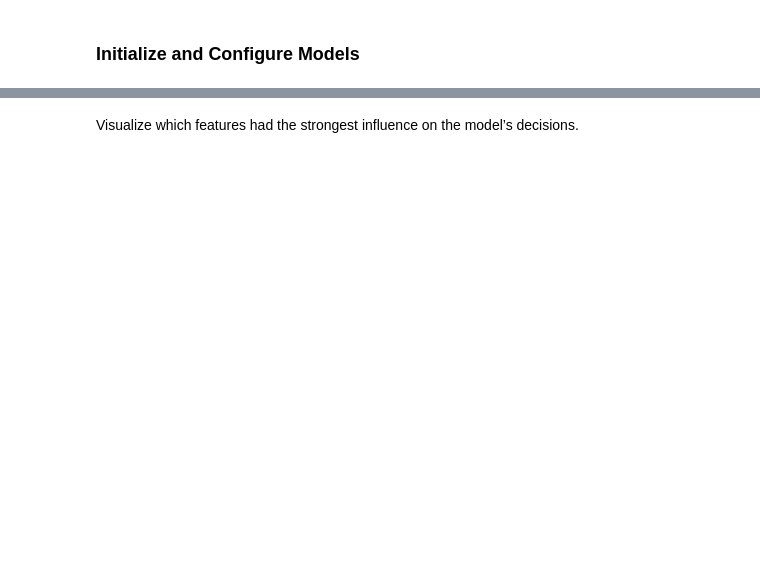
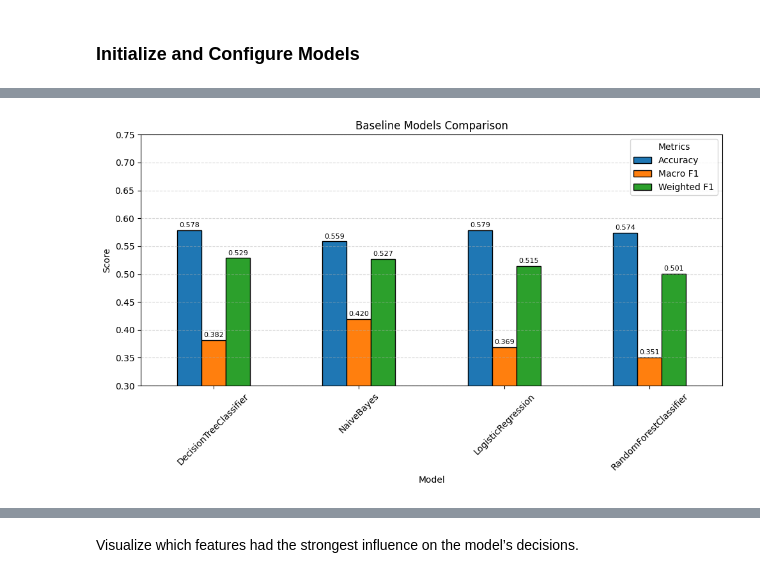
Before and after one commit to chawthinn/uci-diabetes-readmission-pyspark, a Jupyter notebook: diabetes_classification_models.ipynb, the cells around one changed output, grey strips where cells are left out. Saved outputs shown, nothing was run; the diff lists cells and outputs as text; code cells hidden in the pictures; blank space fills up the shorter version.

Commit message:
Implement code changes to enhance functionality and improve performance

```diff
--- a/diabetes_classification_models.ipynb
+++ b/diabetes_classification_models.ipynb
@@ -172,0 +429,10 @@ plt.show()
+# %%
+# Compute classification reports for baseline predictions
+cr_baseline = compute_classification_reports(baseline_predictions)
+
+# Loop through each classification report and print
+for cr_df in cr_baseline:
+    model = cr_df["Model"].iloc[0]
+    print(f"Classification Report for {model}:")
+    print(cr_df.drop(columns=["Model"]).set_index("index"))
+    print()
@@ -172,0 +484,5 @@ plt.show()
+# %%
+# Compare model performance using summarize_classification_reports function
+summary_baseline = summarize_classification_reports(cr_baseline)
+print("Comparison of Baseline Model Performance")
+display(summary_baseline)
@@ -172,0 +496,30 @@ plt.show()
+# %%
+def plot_model_metrics(summary_df, fig_title, metrics=["Accuracy", "Macro F1", "Weighted F1"]):
+    """
+    Plot selected performance metrics for each model.
+
+    Args:
+        summary_df (pd.DataFrame): DataFrame containing model performance metrics.
+        metrics (list): List of metric columns to include in the bar chart.
+        title (str): Title of the plot.
+    """
+    df_plot = summary_df.set_index("Model")[metrics]
+    ax = df_plot.plot(kind="bar", figsize=(10, 6), edgecolor='black')
+
+    # Add value labels
+    for container in ax.containers:
+        ax.bar_label(container, fmt="%.3f", label_type="edge", fontsize=8, padding=2)
+
+    plt.title(fig_title)
+    plt.ylabel("Score")
+    plt.ylim(0.3, 0.75)
+    plt.legend(title="Metrics")
+    plt.xticks(rotation=45)
+    plt.tight_layout()
+    plt.grid(axis='y', linestyle='--', alpha=0.5)
+    plt.show()
+# %%
+# Plot using baseline summary
+plot_model_metrics(summary_df=summary_baseline, fig_title="Baseline Models Comparison")
+# %% [output]
+[figure, added]
```
Also changed, not shown: parts of 86 cells of this notebook.
